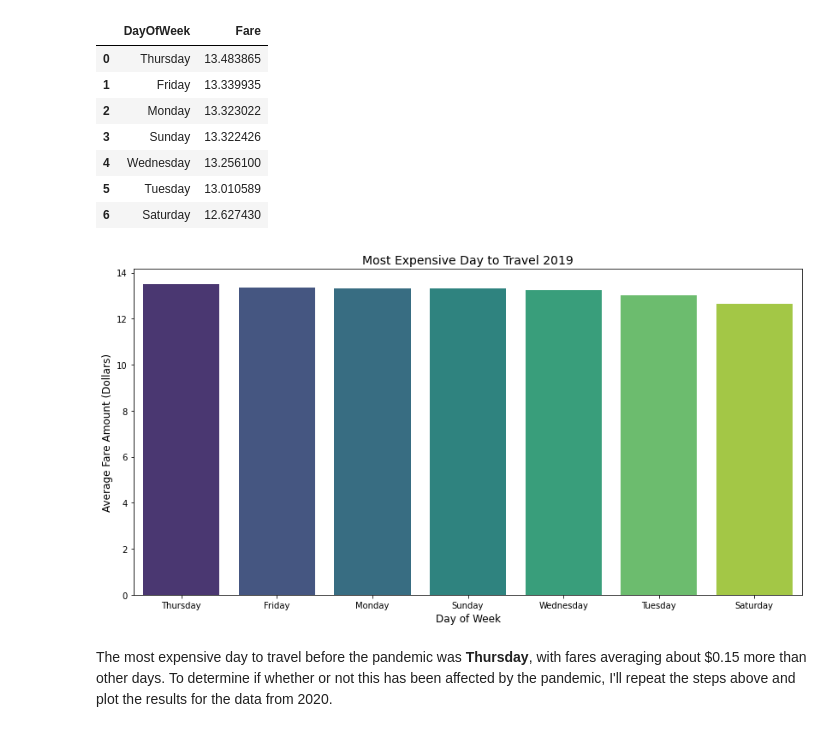
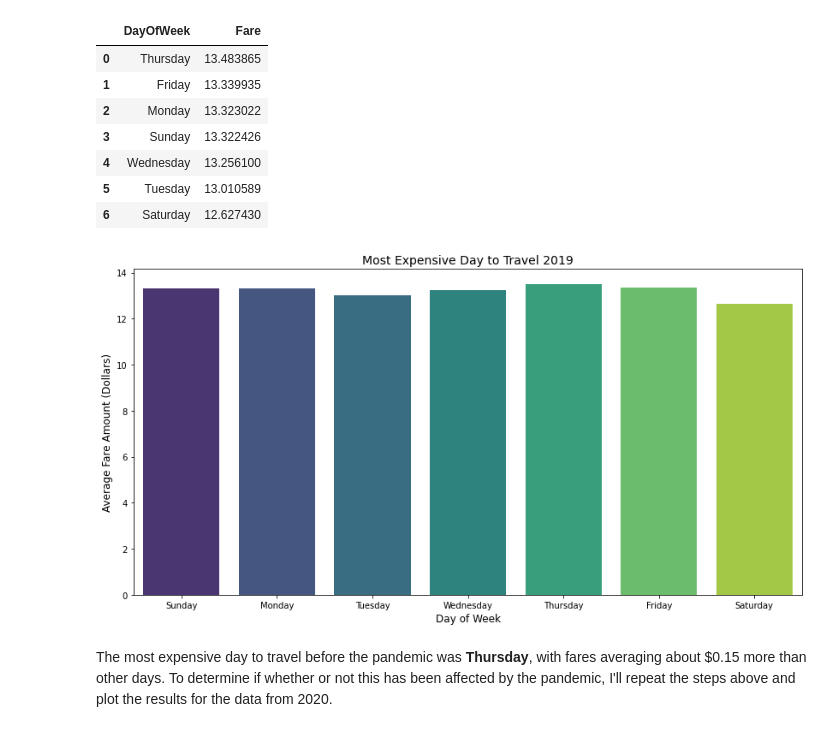
Before and after one commit to samtuleen/nyc-taxis-vs-covid, a Jupyter notebook: notebook1.ipynb, the cells around one changed output. Drawn from its saved outputs; the diff is of its cells as text; code cells hidden in the pictures.

```diff
--- a/notebook1.ipynb
+++ b/notebook1.ipynb
@@ -281,13 +294,15 @@ day_fare.head(7)
 | 6 | Saturday | 12.627430 |
 # %%
 plt.figure(figsize=(14,7))
-ax1 = sns.barplot(x=day_fare['DayOfWeek'], y=day_fare['Fare'], palette='viridis')
+ax1 = sns.barplot(x=day_fare['DayOfWeek'], y=day_fare['Fare'],
+                  order = [ "Sunday", "Monday", "Tuesday", "Wednesday", "Thursday", "Friday", "Saturday"],
+                  palette='viridis')
 plt.xlabel('Day of Week', fontsize=12)
 plt.ylabel('Average Fare Amount (Dollars)', fontsize=12)
 plt.title('Most Expensive Day to Travel 2019', fontsize=14);
 plt.show()
 # %% [output]
-[figure, old version]
+[figure, new version]
 # %% [markdown]
 The most expensive day to travel before the pandemic was **Thursday**, with fares averaging about $0.15 more than other days. To determine if whether or not this has been affected by the pandemic, I'll repeat the steps above and plot the results for the data from 2020.
 # %% [markdown]
```
Also changed, not shown: parts of 5 cells of this notebook.
